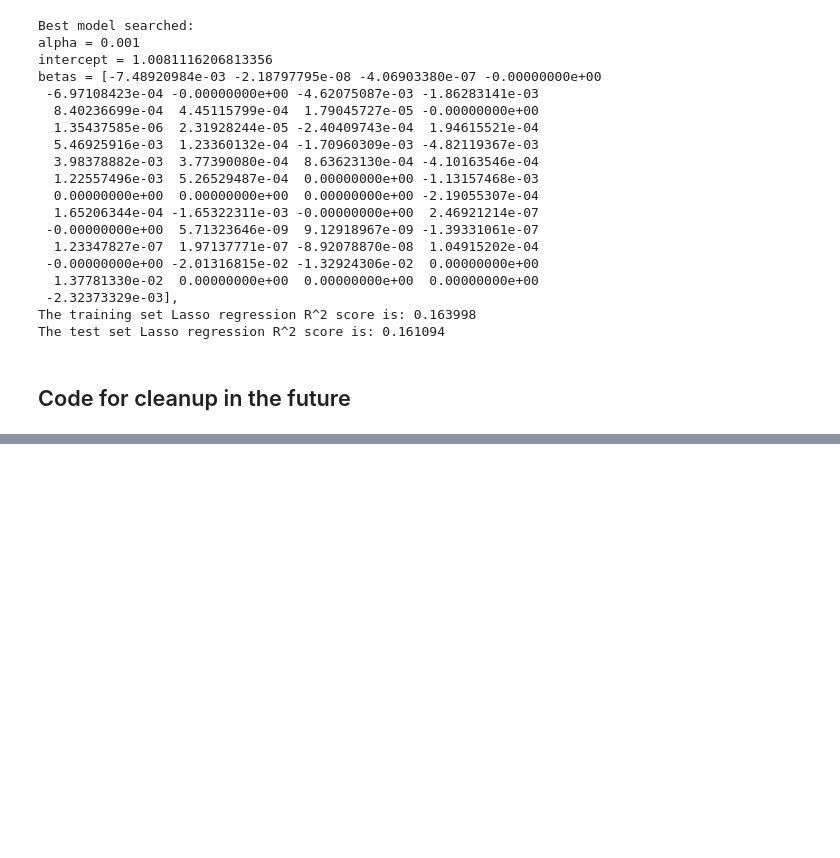
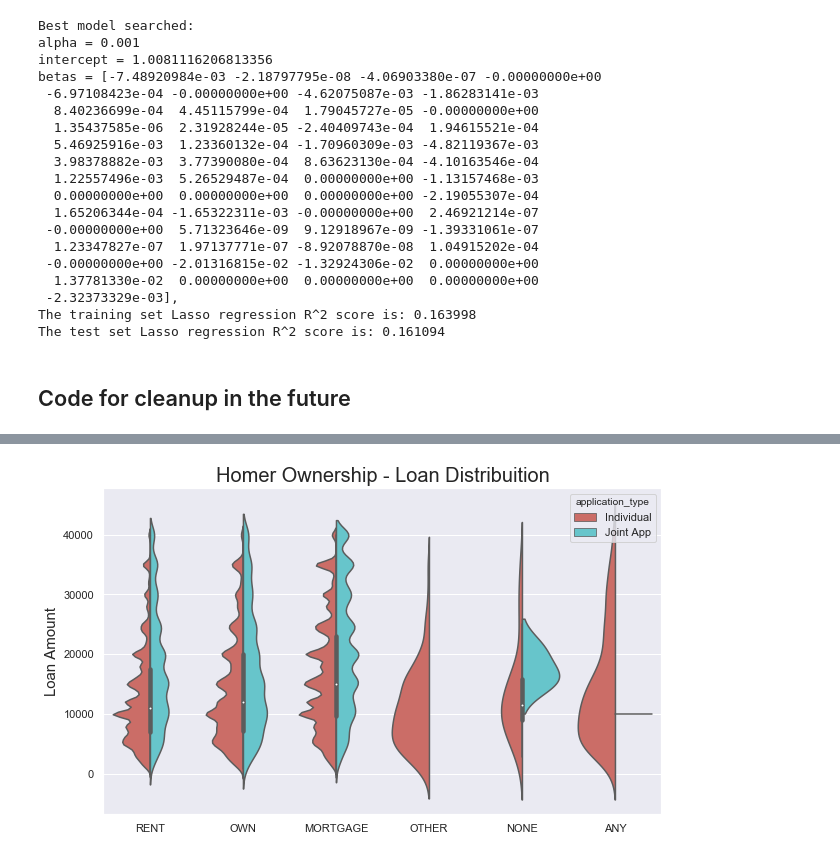
Before and after one commit to Polkaguy/Final-Project, a Jupyter notebook: Primary Notbook.ipynb, the cells around one changed output, grey strips where cells are left out. Drawn from its saved outputs; the diff is of its cells as text; code cells hidden in the pictures; blank space fills up the shorter version.

```diff
--- a/Primary Notbook.ipynb
+++ b/Primary Notbook.ipynb
@@ -535,0 +654,14 @@ for i in order:
+# %%
+plt.figure(figsize = (10,6))
+
+g = sns.violinplot(x="home_ownership",y="loan_amnt",data=df,
+               kind="violin",
+               split=True,palette="hls",
+               hue="application_type")
+g.set_title("Homer Ownership - Loan Distribuition", fontsize=20)
+g.set_xlabel("", fontsize=15)
+g.set_ylabel("Loan Amount", fontsize=15)
+
+plt.show()
+# %% [output]
+[figure, added]
```
Also changed, not shown: parts of 13 cells of this notebook.
